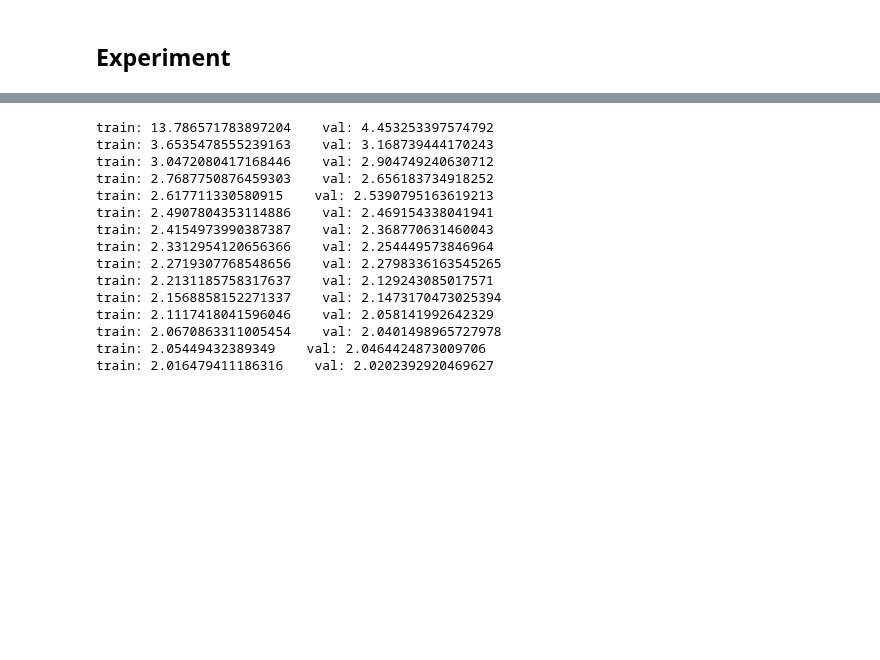
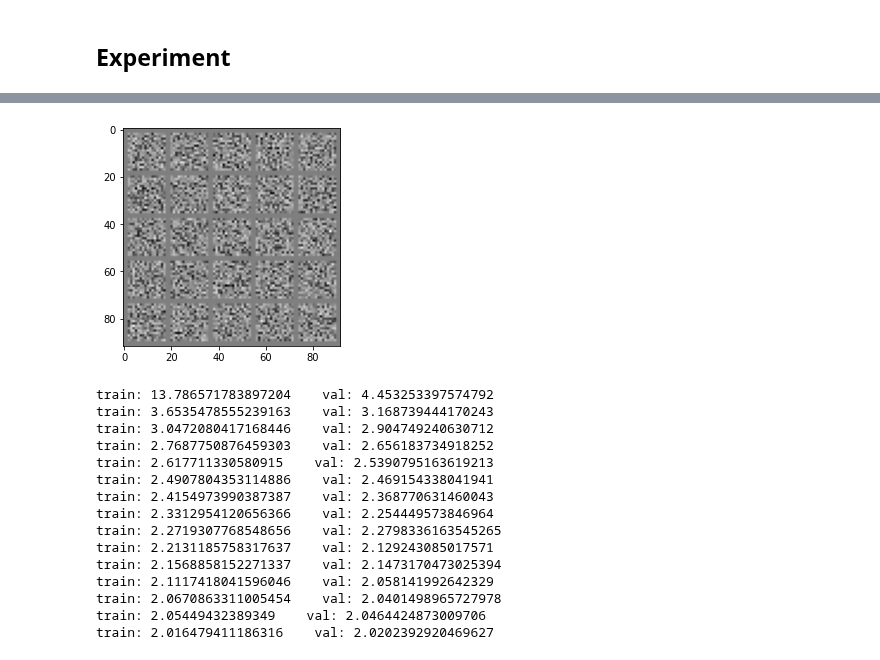
Before and after one commit to GrigoryBartosh/dul_2021, a Jupyter notebook: Homework/hw15/Homework15_diffusion.ipynb, the cells around one changed output, grey strips where cells are left out. Cells and saved outputs as stored; diff of their text form; code cells hidden in the pictures; blank space fills up the shorter version.

```diff
--- a/Homework/hw15/Homework15_diffusion.ipynb
+++ b/Homework/hw15/Homework15_diffusion.ipynb
@@ -276,3 +295,8 @@ def train(ddpm, train_loader, val_loader, optim, epochs):
+# %%
+t = 2 * (x - x.min())/(x.max() - x.min()) - 1
+show_imgs(t)
+# %% [output]
+[figure, added]
 # %%
 ddpm = ContDDPM()
 ddpm.to(device)
```
Also changed, not shown: parts of 9 cells of this notebook.
